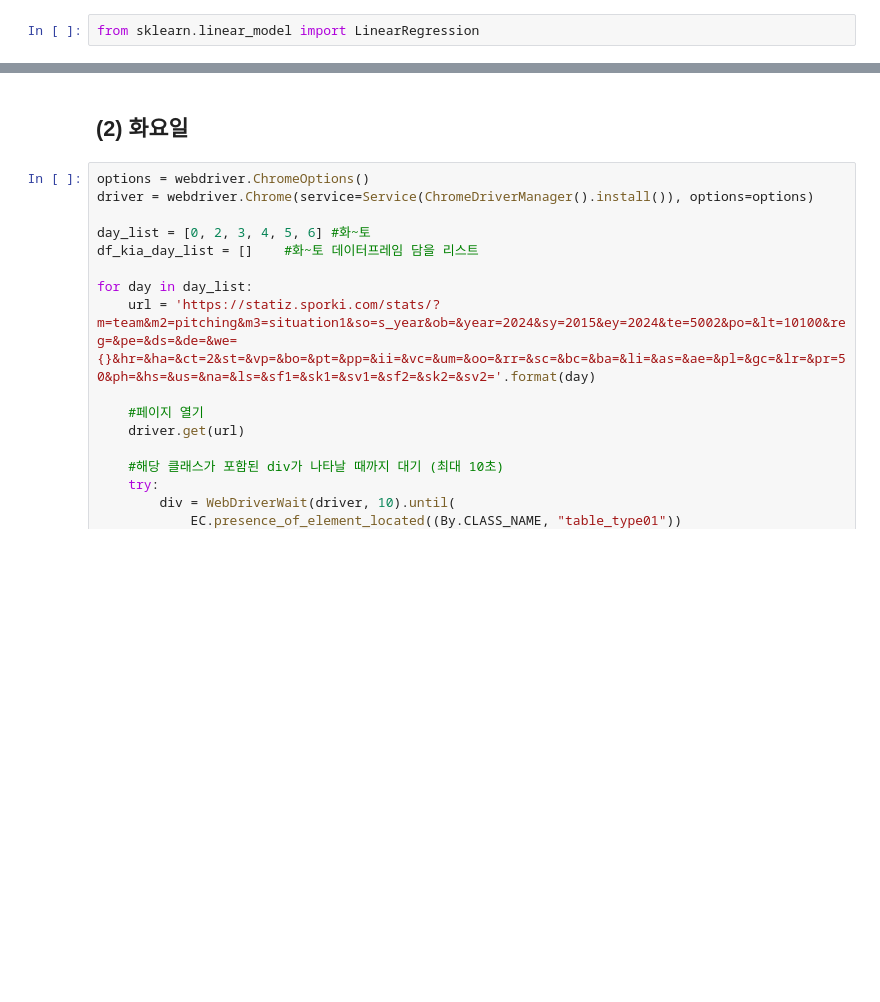
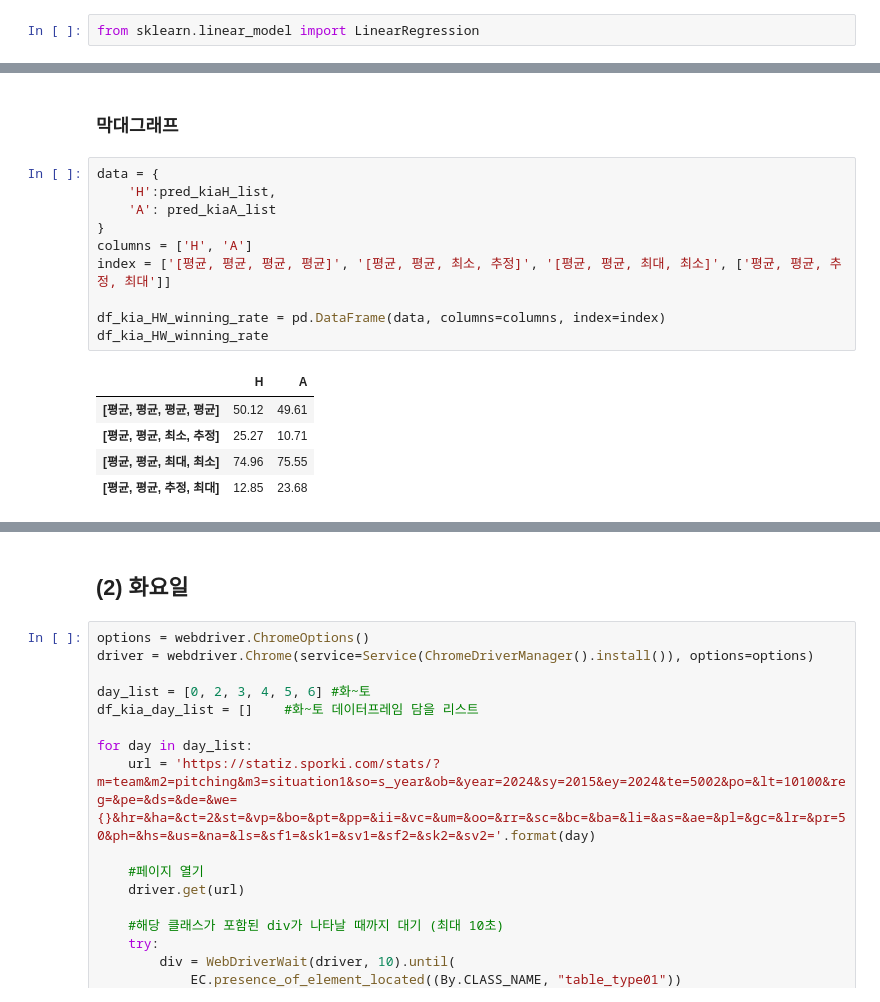
Before and after one commit to IAMKIMEUNSEO/predict2025_kbo_lgtwins_winning_rate, a Jupyter notebook: lgtwins.ipynb, the cells around one changed output, grey strips where cells are left out. Cells and saved outputs as stored; diff of their text form; blank space fills up the shorter version.

```diff
--- a/lgtwins.ipynb
+++ b/lgtwins.ipynb
@@ -994,0 +936,18 @@ print(f"2013년 승률 예측: {predicted_kiaH:.2f}")
+# %% [markdown]
+### 막대그래프
+# %%
+data = {
+    'H':pred_kiaH_list,
+    'A': pred_kiaA_list
+}
+columns = ['H', 'A']
+index = ['[평균, 평균, 평균, 평균]', '[평균, 평균, 최소, 추정]', '[평균, 평균, 최대, 최소]', ['평균, 평균, 추정, 최대']]
+
+df_kia_HW_winning_rate = pd.DataFrame(data, columns=columns, index=index)
+df_kia_HW_winning_rate
+# %% [output]
+|  | H | A |
+| [평균, 평균, 평균, 평균] | 50.12 | 49.61 |
+| [평균, 평균, 최소, 추정] | 25.27 | 10.71 |
+| [평균, 평균, 최대, 최소] | 74.96 | 75.55 |
+| [평균, 평균, 추정, 최대] | 12.85 | 23.68 |
```
Also changed, not shown: parts of 15 cells of this notebook.
